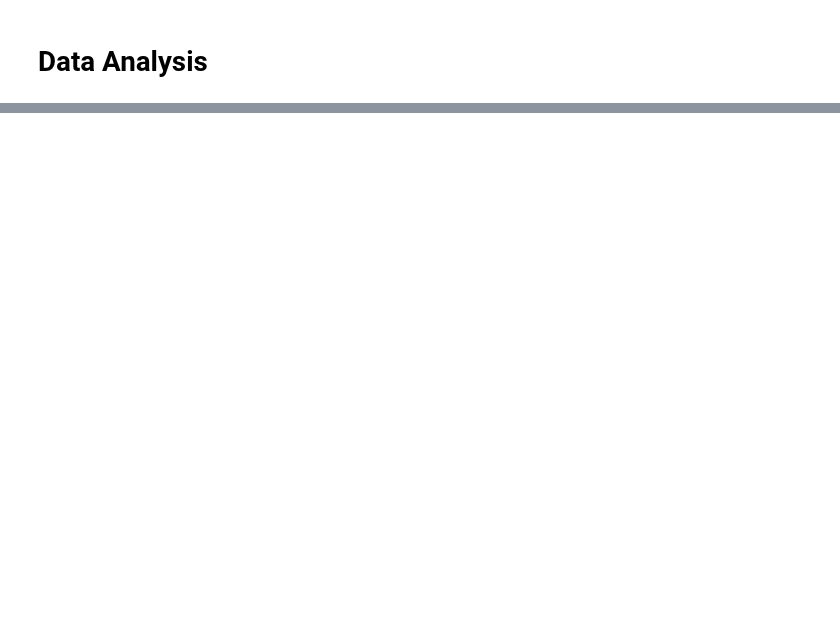
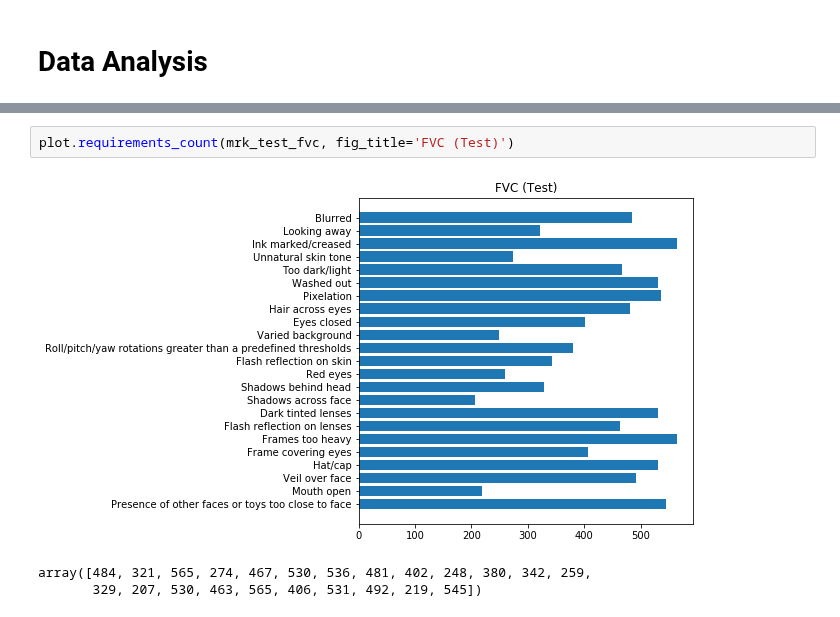
Before and after one commit to arnaldog12/icaonet, a Jupyter notebook: DataAnalysis.ipynb, the cells around one changed output, grey strips where cells are left out. Cells and saved outputs as stored; diff of their text form; blank space fills up the shorter version.

```diff
--- a/DataAnalysis.ipynb
+++ b/DataAnalysis.ipynb
@@ -56,0 +59,6 @@ plt.show()
+# %%
+plot.requirements_count(mrk_test_fvc, fig_title='FVC (Test)')
+# %% [output]
+[figure, added]
+array([484, 321, 565, 274, 467, 530, 536, 481, 402, 248, 380, 342, 259,
+       329, 207, 530, 463, 565, 406, 531, 492, 219, 545])
```
Also changed, not shown: parts of 12 cells of this notebook, 2 other files.
